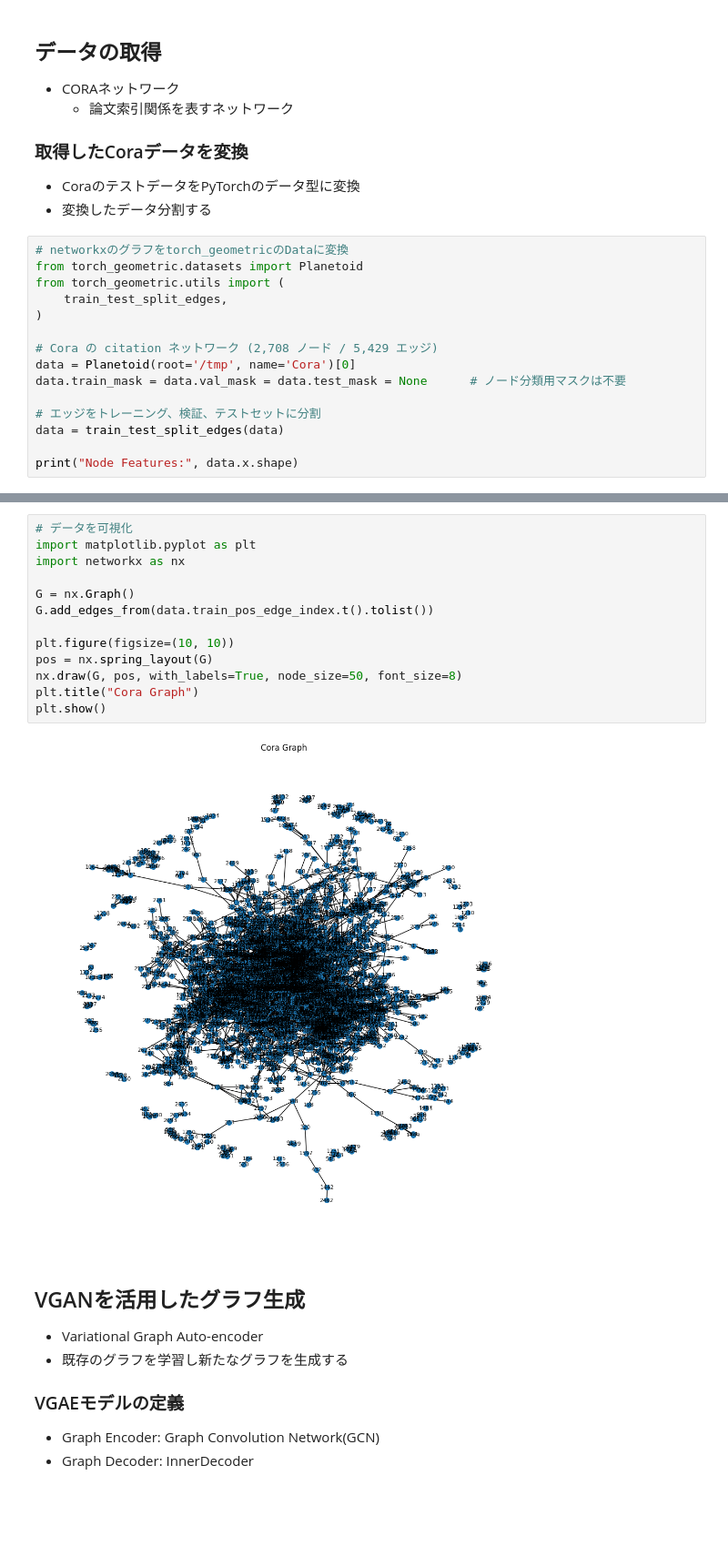
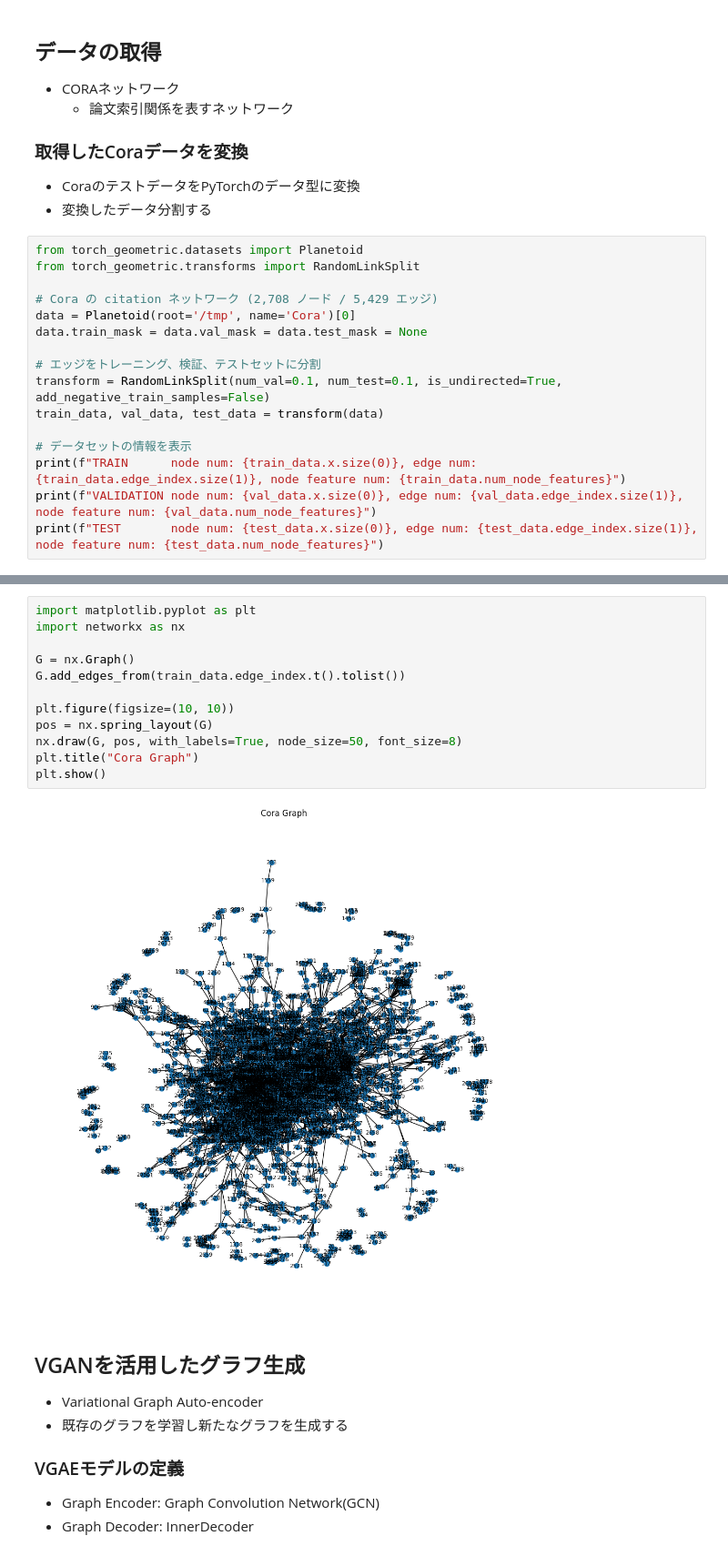
Before and after one commit to C0A21130/trust-score, a Jupyter notebook: trust-engine/basic/vgae.ipynb, the cells around one changed output, grey strips where cells are left out. Shown at 91% size. Saved outputs shown, nothing was run; the diff lists cells and outputs as text; blank space fills up the shorter version.

Commit message:
Changes to link prediction methods and threshold setting methods

```diff
--- a/trust-engine/basic/vgae.ipynb
+++ b/trust-engine/basic/vgae.ipynb
@@ -34,18 +34,19 @@ GPU：NVIDIA GeForce RTX 3060
 - CoraのテストデータをPyTorchのデータ型に変換
 - 変換したデータ分割する
 # %%
-# networkxのグラフをtorch_geometricのDataに変換
 from torch_geometric.datasets import Planetoid
-from torch_geometric.utils import (
-    train_test_split_edges,
-)
+from torch_geometric.transforms import RandomLinkSplit
 
 # Cora の citation ネットワーク (2,708 ノード / 5,429 エッジ)
 data = Planetoid(root='/tmp', name='Cora')[0]
-data.train_mask = data.val_mask = data.test_mask = None      # ノード分類用マスクは不要
+data.train_mask = data.val_mask = data.test_mask = None
 
 # エッジをトレーニング、検証、テストセットに分割
-data = train_test_split_edges(data)
+transform = RandomLinkSplit(num_val=0.1, num_test=0.1, is_undirected=True, add_negative_train_samples=False)
+train_data, val_data, test_data = transform(data)
 
-print("Node Features:", data.x.shape)
+# データセットの情報を表示
+print(f"TRAIN      node num: {train_data.x.size(0)}, edge num: {train_data.edge_index.size(1)}, node feature num: {train_data.num_node_features}")
+print(f"VALIDATION node num: {val_data.x.size(0)}, edge num: {val_data.edge_index.size(1)}, node feature num: {val_data.num_node_features}")
+print(f"TEST       node num: {test_data.x.size(0)}, edge num: {test_data.edge_index.size(1)}, node feature num: {test_data.num_node_features}")
 # %% [output]
@@ -55,18 +58,17 @@ Node Features: torch.Size([2708, 1433])
 # %%
-# データを可視化
 import matplotlib.pyplot as plt
 import networkx as nx
 
 G = nx.Graph()
-G.add_edges_from(data.train_pos_edge_index.t().tolist())
+G.add_edges_from(train_data.edge_index.t().tolist())
 
 plt.figure(figsize=(10, 10))
 pos = nx.spring_layout(G)
 nx.draw(G, pos, with_labels=True, node_size=50, font_size=8)
 plt.title("Cora Graph")
 plt.show()
 # %% [output]
-[figure, old version]
+[figure, new version]
 # %% [markdown]
 ## VGANを活用したグラフ生成
 
```
Also changed, not shown: parts of 14 cells of this notebook, 6 other files.
